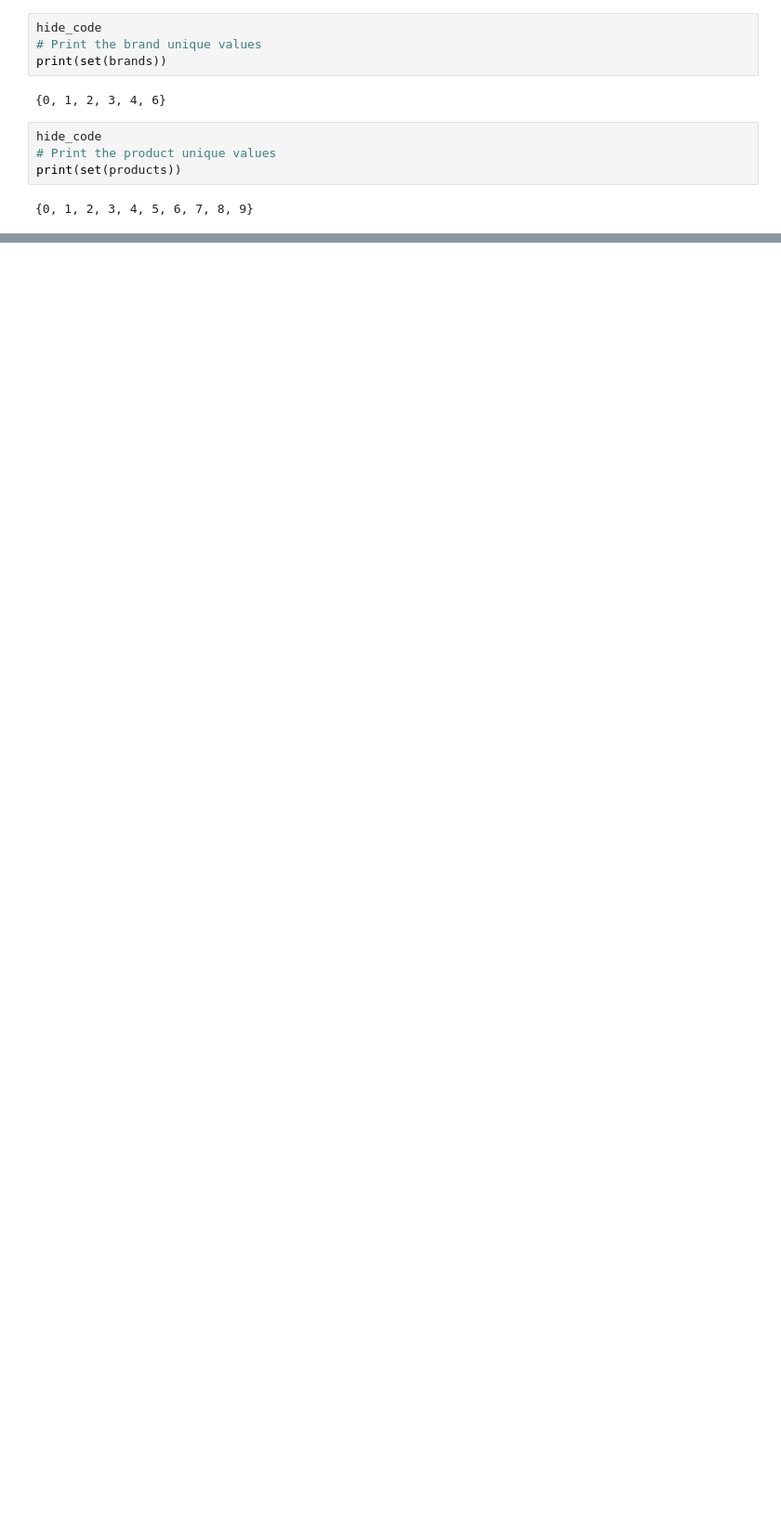
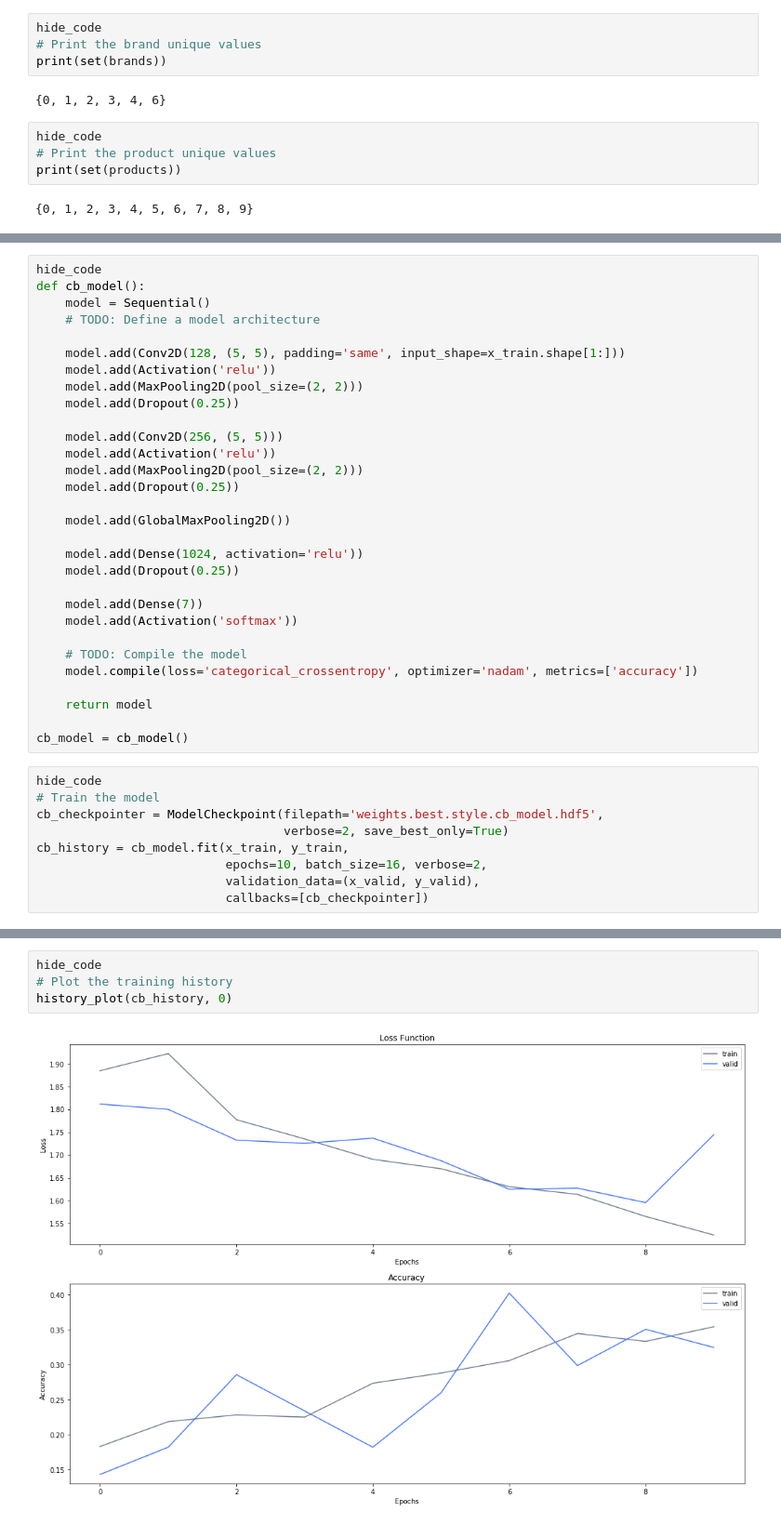
Before and after one commit to OlgaBelitskaya/deep_learning_projects, a Jupyter notebook: DL_PP4/DL_PP4.ipynb, the cells around one changed output, grey strips where cells are left out. Shown at 93% size. Cells and saved outputs as stored; diff of their text form; blank space fills up the shorter version.

```diff
--- a/DL_PP4/DL_PP4.ipynb
+++ b/DL_PP4/DL_PP4.ipynb
@@ -263,0 +461,39 @@ cat_products.shape
+# %%
+hide_code
+def cb_model():
+    model = Sequential()
+    # TODO: Define a model architecture
+
+    model.add(Conv2D(128, (5, 5), padding='same', input_shape=x_train.shape[1:]))
+    model.add(Activation('relu'))
+    model.add(MaxPooling2D(pool_size=(2, 2)))
+    model.add(Dropout(0.25))
+
+    model.add(Conv2D(256, (5, 5)))
+    model.add(Activation('relu'))
+    model.add(MaxPooling2D(pool_size=(2, 2)))
+    model.add(Dropout(0.25))
+
+    model.add(GlobalMaxPooling2D())
+
+    model.add(Dense(1024, activation='relu'))
+    model.add(Dropout(0.25))
+
+    model.add(Dense(7))
+    model.add(Activation('softmax'))
+
+    # TODO: Compile the model
+    model.compile(loss='categorical_crossentropy', optimizer='nadam', metrics=['accuracy'])
+
+    return model
+
+cb_model = cb_model()
+# %%
+hide_code
+# Train the model
+cb_checkpointer = ModelCheckpoint(filepath='weights.best.style.cb_model.hdf5',
+                                  verbose=2, save_best_only=True)
+cb_history = cb_model.fit(x_train, y_train,
+                          epochs=10, batch_size=16, verbose=2,
+                          validation_data=(x_valid, y_valid),
+                          callbacks=[cb_checkpointer])
@@ -263,0 +518,6 @@ cat_products.shape
+# %%
+hide_code
+# Plot the training history
+history_plot(cb_history, 0)
+# %% [output]
+[figure, added]
```
Also changed, not shown: parts of 37 cells of this notebook.
